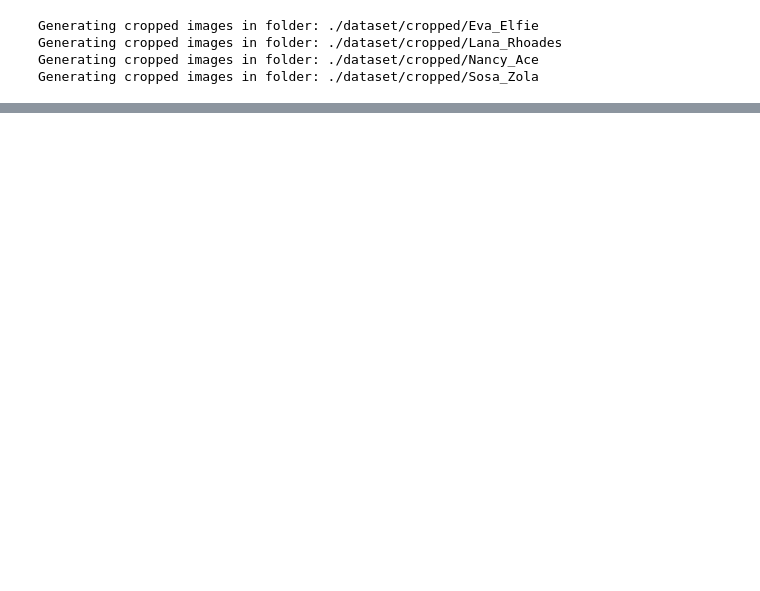
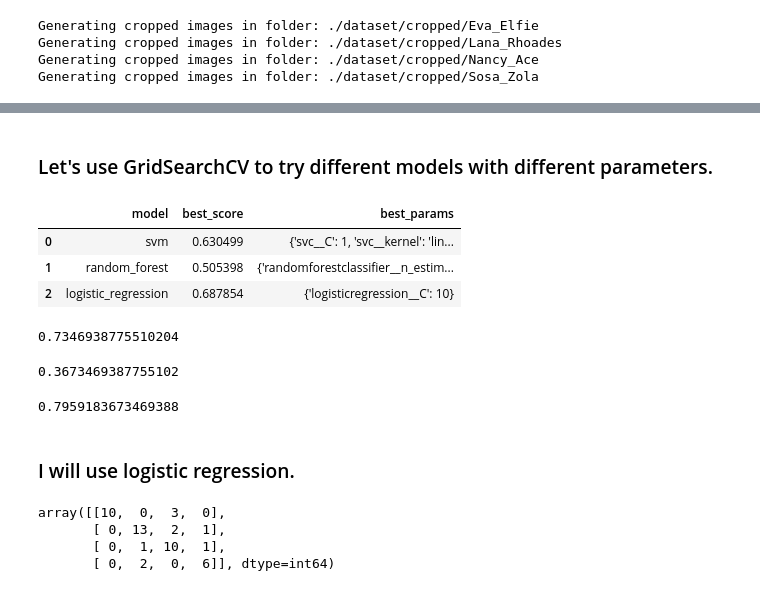
Before and after one commit to oznob5/pornstar-face-recognition, a Jupyter notebook: model/facial_recognition.ipynb, the cells around one changed output, grey strips where cells are left out. Saved outputs shown, nothing was run; the diff lists cells and outputs as text; code cells hidden in the pictures; blank space fills up the shorter version.

```diff
--- a/model/facial_recognition.ipynb
+++ b/model/facial_recognition.ipynb
@@ -241,0 +265,2 @@ array([ 76.,  83., 102., ...,  84.,  23., 250.])
+# %%
+X_train, X_test, y_train, y_test = train_test_split(X, y, test_size=0.2, random_state=23)
@@ -241,0 +287,58 @@ array([ 76.,  83., 102., ...,  84.,  23., 250.])
+# %% [markdown]
+### Let's use GridSearchCV to try different models with different parameters.
+# %%
+model_params = {
+    'svm': {
+        'model': SVC(gamma='auto', probability=True),
+        'params' : {
+            'svc__C': [1, 10, 100, 1000],
+            'svc__kernel': ['rbf', 'linear']
+        }
+    },
+    'random_forest': {
+        'model': RandomForestClassifier(),
+        'params' : {
+            'randomforestclassifier__n_estimators': [1, 5, 10]
+        }
+    },
+    'logistic_regression' : {
+        'model': LogisticRegression(solver='liblinear', multi_class='auto'),
+        'params': {
+            'logisticregression__C': [1, 3, 5, 10, 15, 20]
+        }
+    }
+}
+# %%
+scores, best_estimators = [], {}
+for algo, mp in model_params.items():
+    pipeline = make_pipeline(StandardScaler(), mp['model'])
+    grid_clf = GridSearchCV(pipeline, mp['params'], cv=5)
+    grid_clf.fit(X_train, y_train)
+    scores.append({
+        'model' : algo,
+        'best_score' : grid_clf.best_score_,
+        'best_params' : grid_clf.best_params_
+    })
+    best_estimators[algo] = grid_clf.best_estimator_
+
+df = pd.DataFrame(scores, columns=['model', 'best_score', 'best_params'])
+df
+# %% [output]
+|  | model | best_score | best_params |
+| 0 | svm | 0.630499 | {'svc__C': 1, 'svc__kernel': 'lin... |
+| 1 | random_forest | 0.505398 | {'randomforestclassifier__n_estim... |
+| 2 | logistic_regression | 0.687854 | {'logisticregression__C': 10} |
+# %%
+best_estimators['svm'].score(X_test, y_test)
+# %% [output]
+0.7346938775510204
+# %%
+best_estimators['random_forest'].score(X_test, y_test)
+# %% [output]
+0.3673469387755102
+# %%
+best_estimators['logistic_regression'].score(X_test, y_test)
+# %% [output]
+0.7959183673469388
+# %% [markdown]
+### I will use logistic regression.
@@ -241,0 +347,8 @@ array([ 76.,  83., 102., ...,  84.,  23., 250.])
+# %%
+cm = confusion_matrix(y_test, best_clf.predict(X_test))
+cm
+# %% [output]
+array([[10,  0,  3,  0],
+       [ 0, 13,  2,  1],
+       [ 0,  1, 10,  1],
+       [ 0,  2,  0,  6]], dtype=int64)
```
Also changed, not shown: parts of 35 cells of this notebook, 2 other files.
